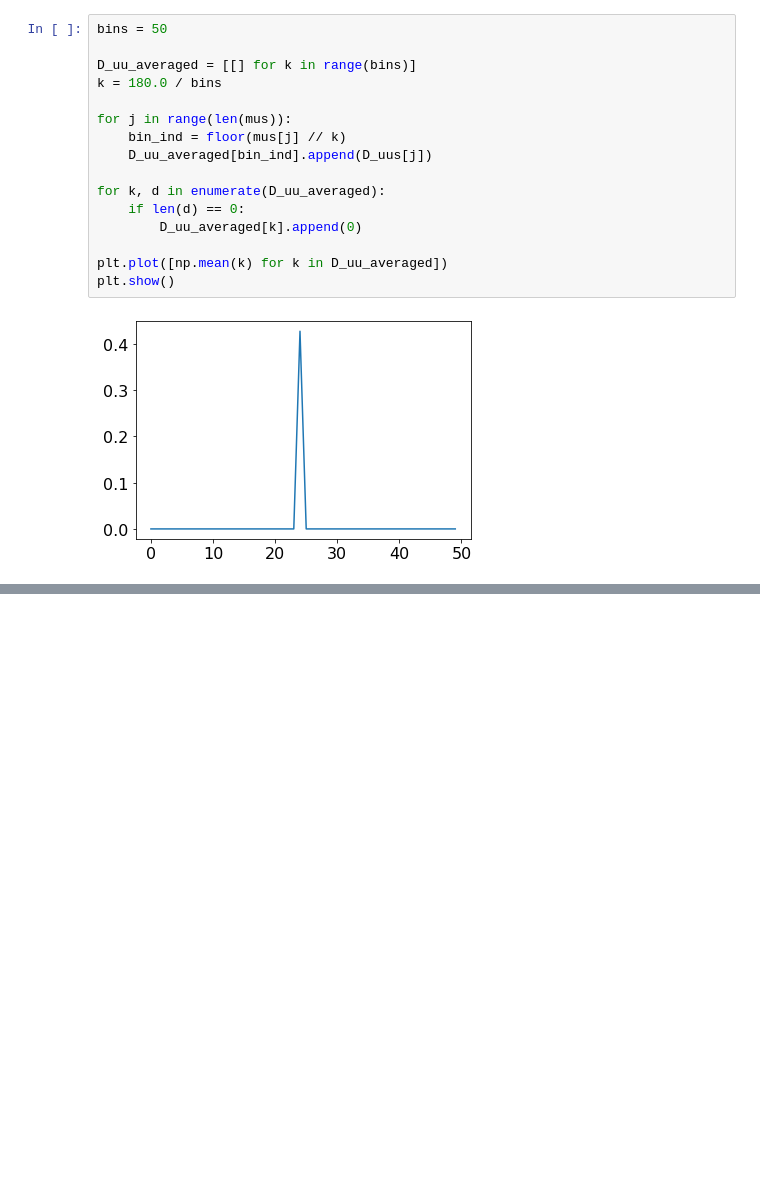
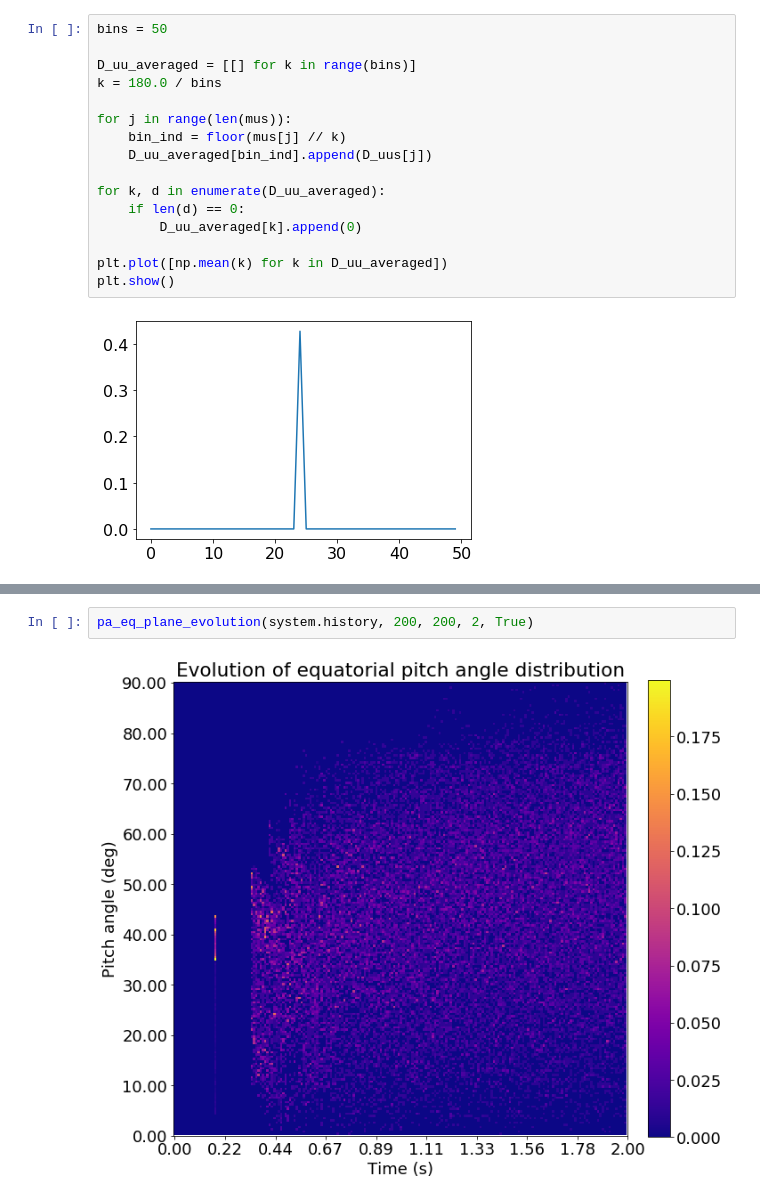
Before and after one commit to zbeever/cpt-solver, a Jupyter notebook: notebooks/eq_pitch_angle_analysis.ipynb, the cells around one changed output, grey strips where cells are left out. Saved outputs shown, nothing was run; the diff lists cells and outputs as text; blank space fills up the shorter version.

```diff
--- a/eq_pitch_angle_analysis.ipynb
+++ b/notebooks/eq_pitch_angle_analysis.ipynb
@@ -642,0 +705,4 @@ plt.show()
+# %%
+pa_eq_plane_evolution(system.history, 200, 200, 2, True)
+# %% [output]
+[figure, added]
```
Also changed, not shown: parts of 6 cells of this notebook, 20 other files.
